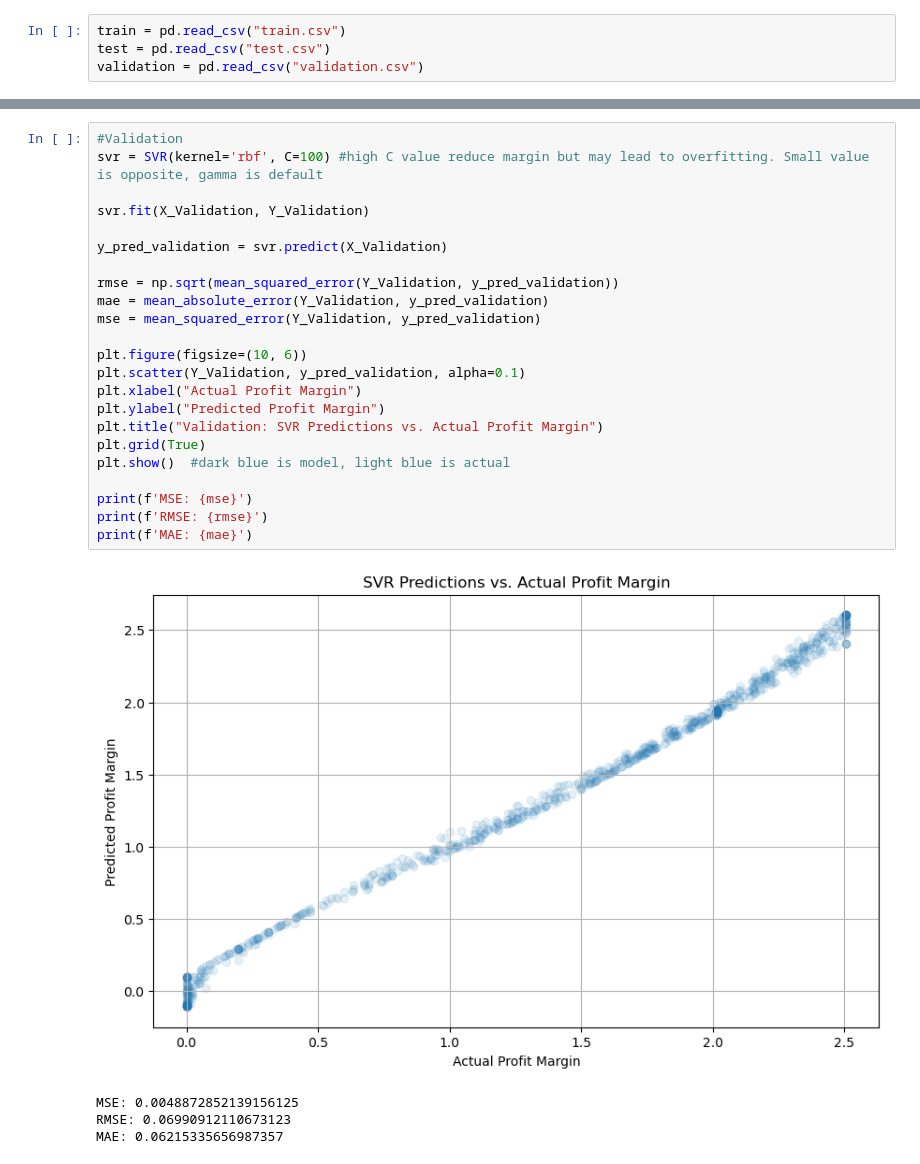
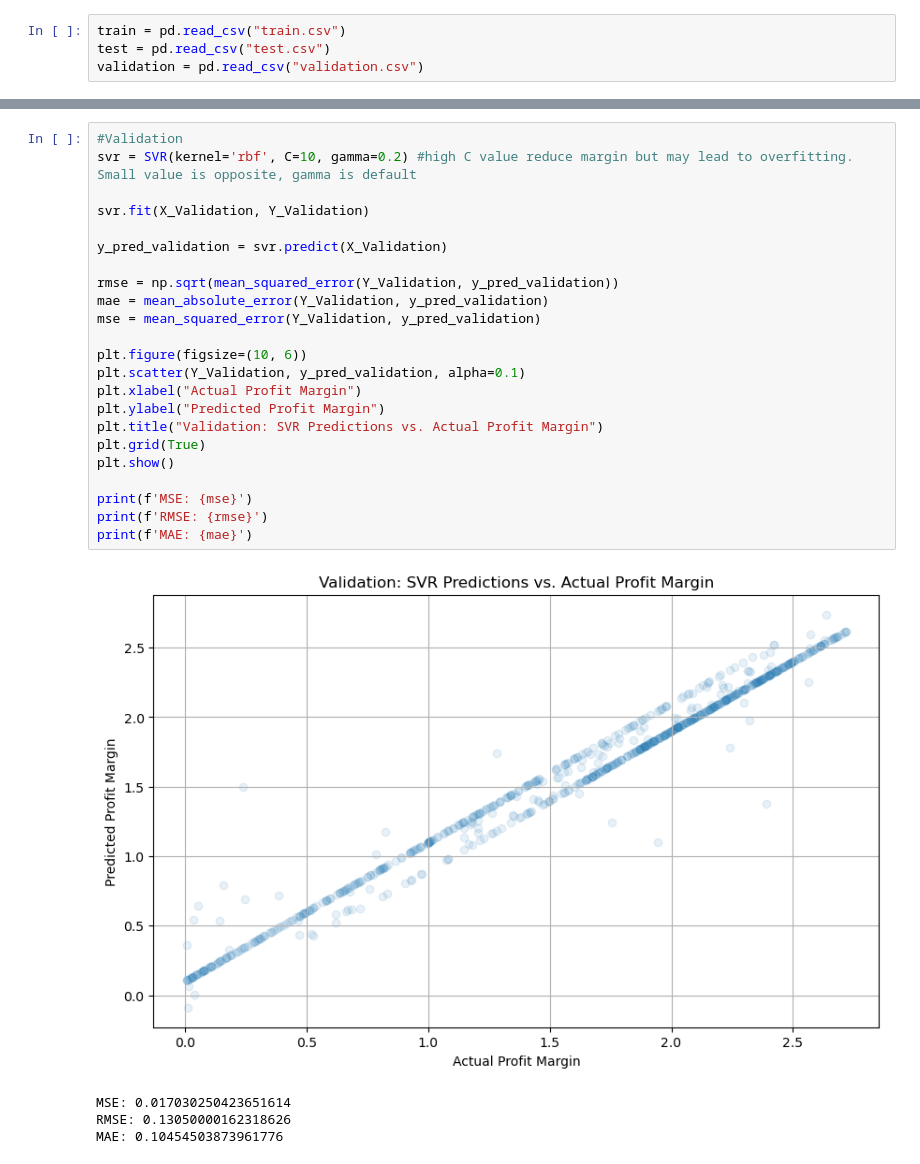
Before and after one commit to hscottvo/CS235-Project, a Jupyter notebook: SupportVectorR.ipynb, the cells around one changed output, grey strips where cells are left out. Cells and saved outputs as stored; diff of their text form.

```diff
--- a/SupportVectorR.ipynb
+++ b/SupportVectorR.ipynb
@@ -81,28 +82,28 @@ MAE: 0.06237211457533124
-# %%
-#Validation
-svr = SVR(kernel='rbf', C=100) #high C value reduce margin but may lead to overfitting. Small value is opposite, gamma is default
-
-svr.fit(X_Validation, Y_Validation)
-
-y_pred_validation = svr.predict(X_Validation)
-
-rmse = np.sqrt(mean_squared_error(Y_Validation, y_pred_validation))
-mae = mean_absolute_error(Y_Validation, y_pred_validation)
-mse = mean_squared_error(Y_Validation, y_pred_validation)
-
-plt.figure(figsize=(10, 6))
-plt.scatter(Y_Validation, y_pred_validation, alpha=0.1)
-plt.xlabel("Actual Profit Margin")
-plt.ylabel("Predicted Profit Margin")
-plt.title("Validation: SVR Predictions vs. Actual Profit Margin")
-plt.grid(True)
-plt.show()  #dark blue is model, light blue is actual
-
-print(f'MSE: {mse}')
-print(f'RMSE: {rmse}')
-print(f'MAE: {mae}')
-# %% [output]
-[figure, removed]
-MSE: 0.0048872852139156125
-RMSE: 0.06990912110673123
-MAE: 0.06215335656987357
+# %%
+#Validation
+svr = SVR(kernel='rbf', C=10, gamma=0.2) #high C value reduce margin but may lead to overfitting. Small value is opposite, gamma is default
+
+svr.fit(X_Validation, Y_Validation)
+
+y_pred_validation = svr.predict(X_Validation)
+
+rmse = np.sqrt(mean_squared_error(Y_Validation, y_pred_validation))
+mae = mean_absolute_error(Y_Validation, y_pred_validation)
+mse = mean_squared_error(Y_Validation, y_pred_validation)
+
+plt.figure(figsize=(10, 6))
+plt.scatter(Y_Validation, y_pred_validation, alpha=0.1)
+plt.xlabel("Actual Profit Margin")
+plt.ylabel("Predicted Profit Margin")
+plt.title("Validation: SVR Predictions vs. Actual Profit Margin")
+plt.grid(True)
+plt.show()
+
+print(f'MSE: {mse}')
+print(f'RMSE: {rmse}')
+print(f'MAE: {mae}')
+# %% [output]
+[figure, added]
+MSE: 0.017030250423651614
+RMSE: 0.13050000162318626
+MAE: 0.10454503873961776
```
Also changed, not shown: parts of 8 cells of this notebook.
